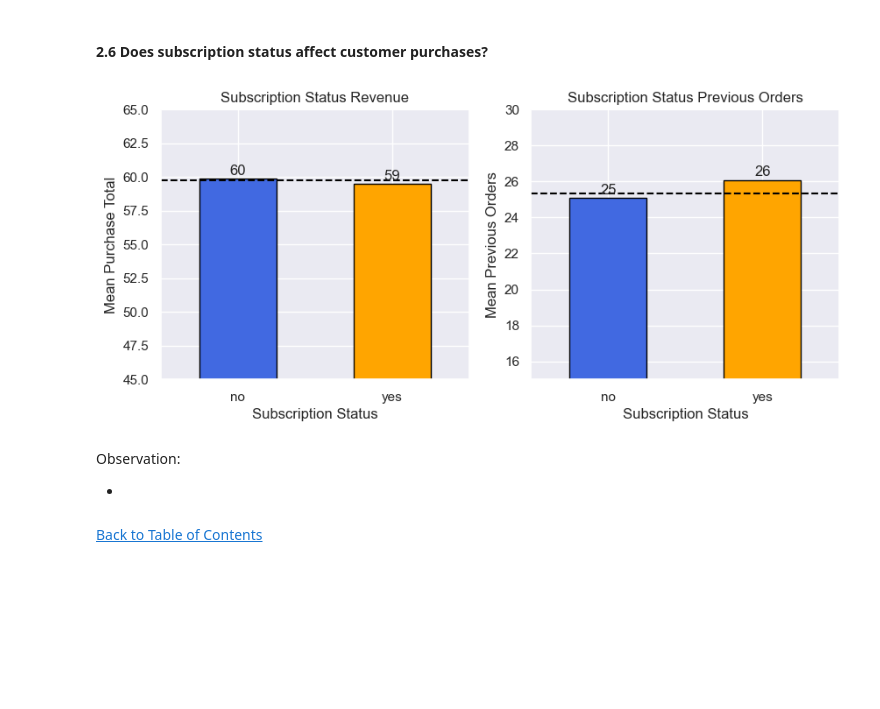
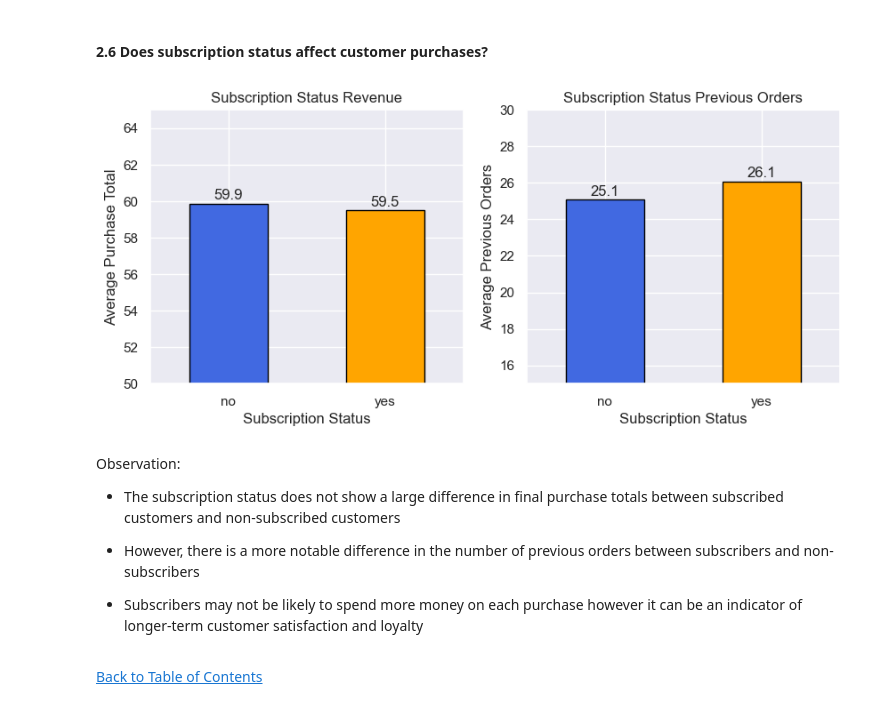
Before and after one commit to jasondo-da/shopping_behavior_analysis, a Jupyter notebook: shopping_behavior_analysis.ipynb, the cells around one changed output. Drawn from its saved outputs; the diff is of its cells as text; code cells hidden in the pictures; blank space fills up the shorter version.

```diff
--- a/shopping_behavior_analysis.ipynb
+++ b/shopping_behavior_analysis.ipynb
@@ -963,62 +962,62 @@ Observation:
 # Setting figure size
 plt.figure(figsize=(10, 4))
 
-#
+# Plotting average cart totals by subscription status
 plt.subplot(1, 2, 1)
 sub_rev = df.groupby('sub_status')['usd_purchase_total'].mean().plot(kind='bar',
                                                                      color=['royalblue', 'orange'],
                                                                      edgecolor='black')
+# Creating loop to display numeric value on graph
 for r in sub_rev.patches:
     y_value = r.get_height()
     x_value = r.get_x() + r.get_width() / 2
     space = 1
-    label = '{:.0f}'.format(y_value)
+    label = '{:.1f}'.format(y_value)
     sub_rev.annotate(label,
                      (x_value, y_value),
                      xytext=(0, space),
                      textcoords='offset points',
                      ha='center',
                      va='bottom')
-plt.axhline(df['usd_purchase_total'].mean(),
-            color='black',
-            linestyle='--')
 plt.title('Subscription Status Revenue')
 plt.xlabel('Subscription Status')
-plt.ylabel('Mean Purchase Total')
-plt.ylim(45, 65)
+plt.ylabel('Average Purchase Total')
+plt.ylim(50, 65)
 plt.xticks(rotation=0)
 
-#
+# Plotting average previous orders by subscription status
 plt.subplot(1, 2, 2)
 sub_orders = df.groupby('sub_status')['previous_orders'].mean().plot(kind='bar',
                                                                      color=['royalblue', 'orange'],
                                                                      edgecolor='black')
+# Creating loop to display numeric value on graph
 for r in sub_orders.patches:
     y_value = r.get_height()
     x_value = r.get_x() + r.get_width() / 2
     space = 1
-    label = '{:.0f}'.format(y_value)
+    label = '{:.1f}'.format(y_value)
     sub_orders.annotate(label,
                         (x_value, y_value),
                         xytext=(0, space),
                         textcoords='offset points',
                         ha='center',
                         va='bottom')
-plt.axhline(df['previous_orders'].mean(),
-            color='black',
-            linestyle='--')
 plt.title('Subscription Status Previous Orders')
 plt.xlabel('Subscription Status')
 plt.xticks(rotation=0)
-plt.ylabel('Mean Previous Orders')
+plt.ylabel('Average Previous Orders')
 plt.ylim(15, 30)
 plt.show()
 # %% [output]
-[figure, old version]
+[figure, new version]
-# %% [markdown]
-Observation:
-
--
+# %% [markdown]
+Observation:
+
+- The subscription status does not show a large difference in final purchase totals between subscribed customers and non-subscribed customers
+
+- However, there is a more notable difference in the number of previous orders between subscribers and non-subscribers
+
+- Subscribers may not be likely to spend more money on each purchase however it can be an indicator of longer-term customer satisfaction and loyalty
 # %% [markdown]
 [Back to Table of Contents](#back)
 # %% [markdown]
```
Also changed, not shown: parts of 10 cells of this notebook.
